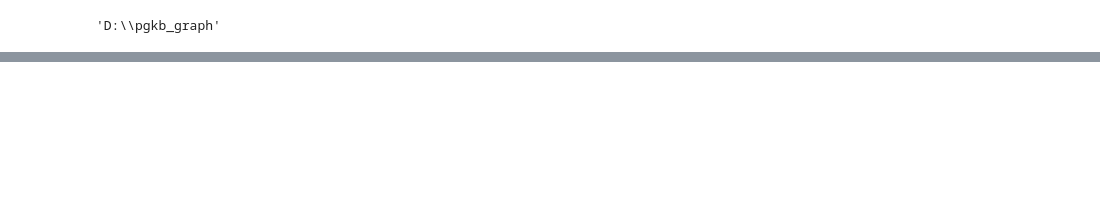
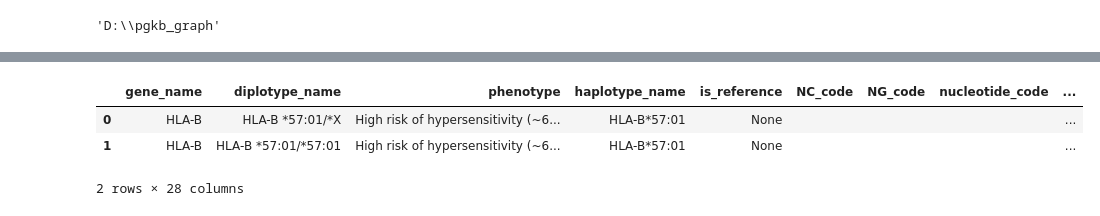
Before and after one commit to johncolezhang/pgkb_graph, a Jupyter notebook: py2neo_query.ipynb, the cells around one changed output, grey strips where cells are left out. Saved outputs shown, nothing was run; the diff lists cells and outputs as text; code cells hidden in the pictures; blank space fills up the shorter version.

```diff
--- a/py2neo_query.ipynb
+++ b/py2neo_query.ipynb
@@ -40,6 +58,13 @@ che.L2_info as L2_info, che.L3_info as L3_info, che.L4_info as L4_info
 
 result_list = session.run(diplotype_guideline_cypher).data()
 df_diplotype_guideline = pd.DataFrame(result_list)
+# %%
+df_diplotype_guideline[:2]
+# %% [output]
+|  | gene_name | diplotype_name | phenotype | haplotype_name | is_reference | NC_code | NG_code | nucleotide_code | ... |
+| 0 | HLA-B | HLA-B *57:01/*X | High risk of hypersensitivity (~6... | HLA-B*57:01 | None |  |  |  | ... |
+| 1 | HLA-B | HLA-B *57:01/*57:01 | High risk of hypersensitivity (~6... | HLA-B*57:01 | None |  |  |  | ... |
+2 rows × 28 columns
 # %%
 diplotype_metabolizer_cypher = """
 MATCH (dip:diplotype)-[r:diplotype_metabolizer]->(che:chemical)
```
Also changed, not shown: parts of 13 cells of this notebook, 4 other files.
